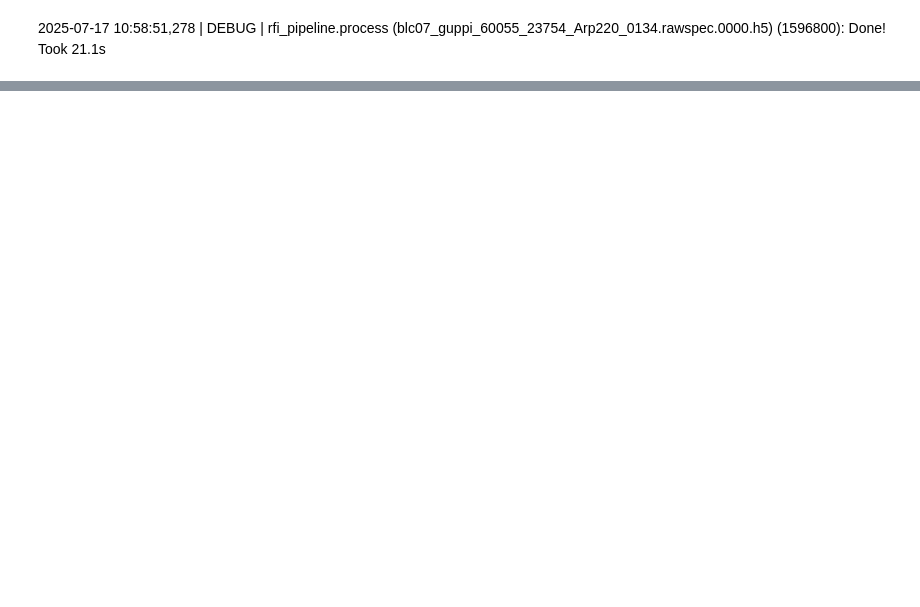
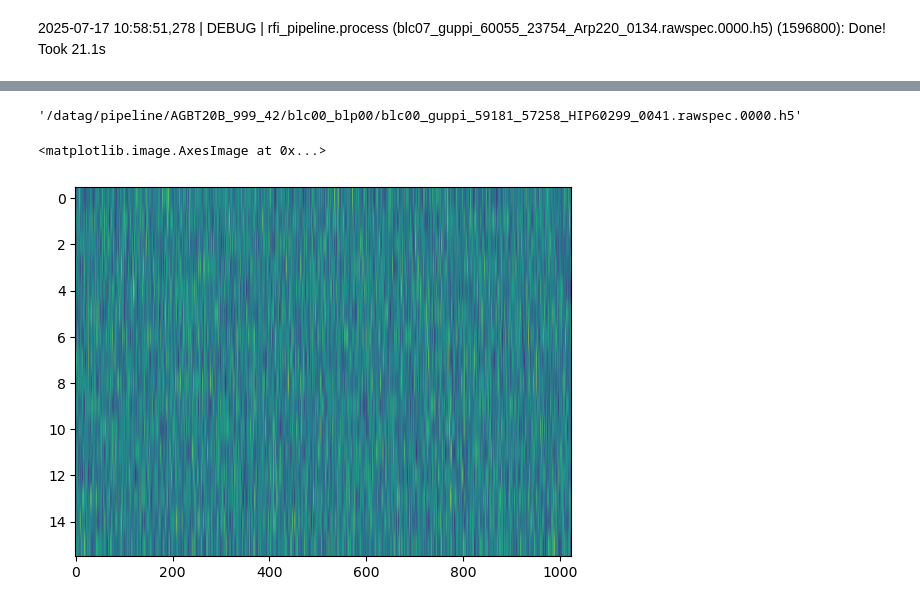
Before and after one commit to andres-luengo/bart, a Jupyter notebook: experiments/inspect_logs.ipynb, the cells around one changed output, grey strips where cells are left out. Cells and saved outputs as stored; diff of their text form; code cells hidden in the pictures; blank space fills up the shorter version.

```diff
--- a/experiments/inspect_logs.ipynb
+++ b/experiments/inspect_logs.ipynb
@@ -48,0 +45,11 @@ class Scanner(builtins.object)
+# %%
+full_names = {}
+for name in run_info.index:
+    pattern = r'rfi_pipeline\.process \(' + re.escape(name) + r'\) \(\d+\): Opened ([\w\/]+' + re.escape(name) + r')'
+    with open(OUTPUT_PATH / 'logs' / 'all_logs.log', 'r') as file:
+        for line in file:
+            m = re.search(pattern, line)
+            if m:
+                full_names[name] = m.group(1)
+full_names = pd.Series(full_names)
+full_names
@@ -48,0 +74,20 @@ class Scanner(builtins.object)
+# %%
+run_info['full name'] = full_names
+# %%
+slow_file = run_info.sort_values('time', inplace=False).iloc[-1]['full name']
+# %%
+slow_file
+# %% [output]
+'/datag/pipeline/AGBT20B_999_42/blc00_blp00/blc00_guppi_59181_57258_HIP60299_0041.rawspec.0000.h5'
+# %%
+f = h5py.File(slow_file)
+# %%
+l_index = 2**20 + 2**19 + 1
+r_index = l_index + 1024
+
+data = f['data'][:, 0, l_index:r_index]
+
+plt.imshow(data, aspect='auto')
+# %% [output]
+<matplotlib.image.AxesImage at 0x...>
+[figure, added]
```
Also changed, not shown: parts of 9 cells of this notebook, 3 other files.
